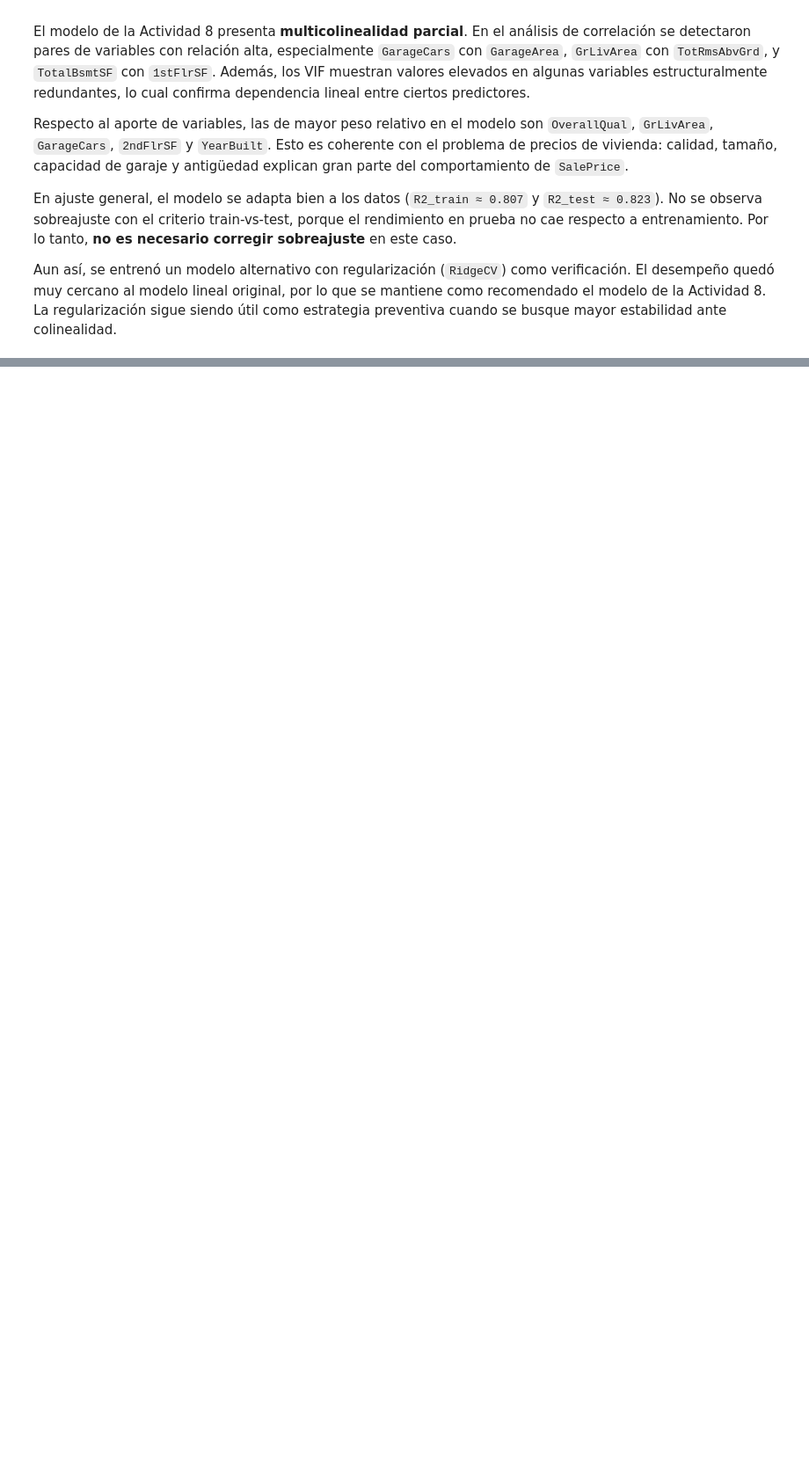
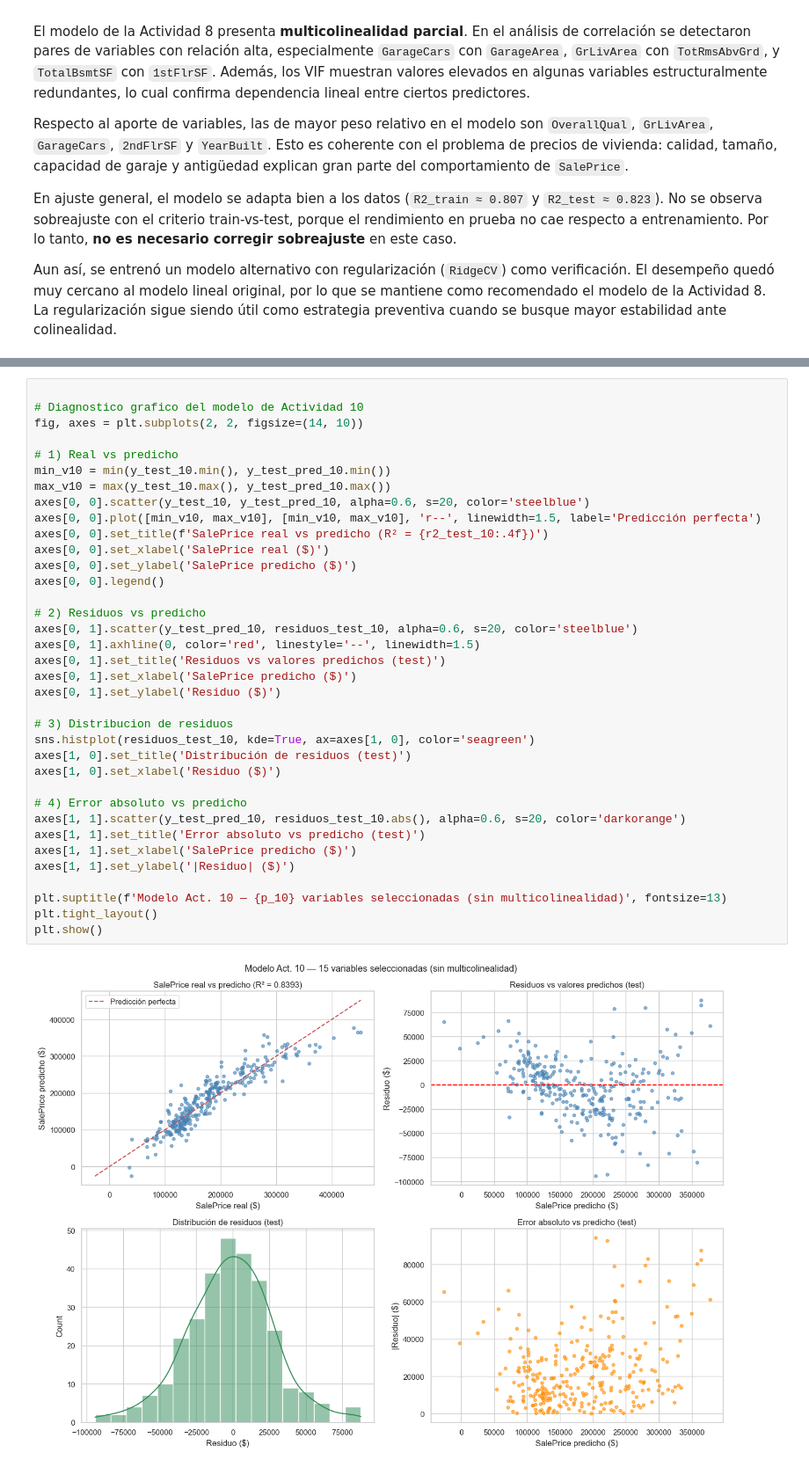
Before and after one commit to erickguerra2/MD-LAB03, a Jupyter notebook: main.ipynb, the cells around one changed output, grey strips where cells are left out. Shown at 88% size. Saved outputs shown, nothing was run; the diff lists cells and outputs as text; blank space fills up the shorter version.

Commit message:
feat: actividad 10

```diff
--- a/main.ipynb
+++ b/main.ipynb
@@ -1455,0 +1573,38 @@ Aun así, se entrenó un modelo alternativo con regularización (`RidgeCV`) como
+# %%
+
+# Diagnostico grafico del modelo de Actividad 10
+fig, axes = plt.subplots(2, 2, figsize=(14, 10))
+
+# 1) Real vs predicho
+min_v10 = min(y_test_10.min(), y_test_pred_10.min())
+max_v10 = max(y_test_10.max(), y_test_pred_10.max())
+axes[0, 0].scatter(y_test_10, y_test_pred_10, alpha=0.6, s=20, color='steelblue')
+axes[0, 0].plot([min_v10, max_v10], [min_v10, max_v10], 'r--', linewidth=1.5, label='Predicción perfecta')
+axes[0, 0].set_title(f'SalePrice real vs predicho (R² = {r2_test_10:.4f})')
+axes[0, 0].set_xlabel('SalePrice real ($)')
+axes[0, 0].set_ylabel('SalePrice predicho ($)')
+axes[0, 0].legend()
+
+# 2) Residuos vs predicho
+axes[0, 1].scatter(y_test_pred_10, residuos_test_10, alpha=0.6, s=20, color='steelblue')
+axes[0, 1].axhline(0, color='red', linestyle='--', linewidth=1.5)
+axes[0, 1].set_title('Residuos vs valores predichos (test)')
+axes[0, 1].set_xlabel('SalePrice predicho ($)')
+axes[0, 1].set_ylabel('Residuo ($)')
+
+# 3) Distribucion de residuos
+sns.histplot(residuos_test_10, kde=True, ax=axes[1, 0], color='seagreen')
+axes[1, 0].set_title('Distribución de residuos (test)')
+axes[1, 0].set_xlabel('Residuo ($)')
+
+# 4) Error absoluto vs predicho
+axes[1, 1].scatter(y_test_pred_10, residuos_test_10.abs(), alpha=0.6, s=20, color='darkorange')
+axes[1, 1].set_title('Error absoluto vs predicho (test)')
+axes[1, 1].set_xlabel('SalePrice predicho ($)')
+axes[1, 1].set_ylabel('|Residuo| ($)')
+
+plt.suptitle(f'Modelo Act. 10 — {p_10} variables seleccionadas (sin multicolinealidad)', fontsize=13)
+plt.tight_layout()
+plt.show()
+# %% [output]
+[figure, added]
```
Also changed, not shown: parts of 3 cells of this notebook.
